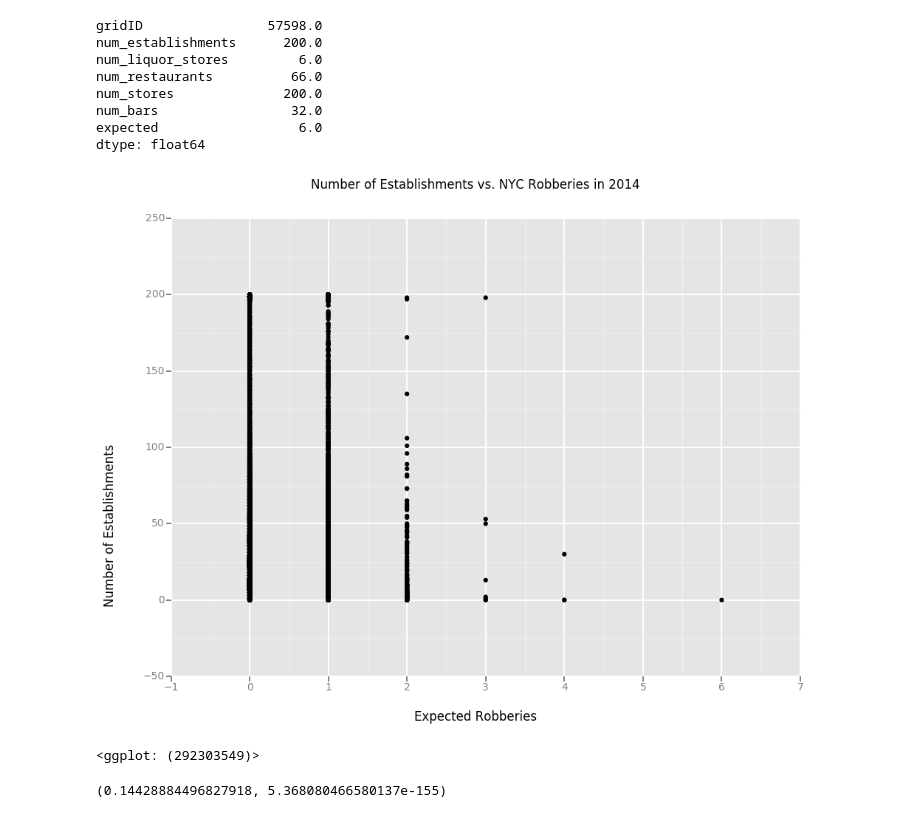
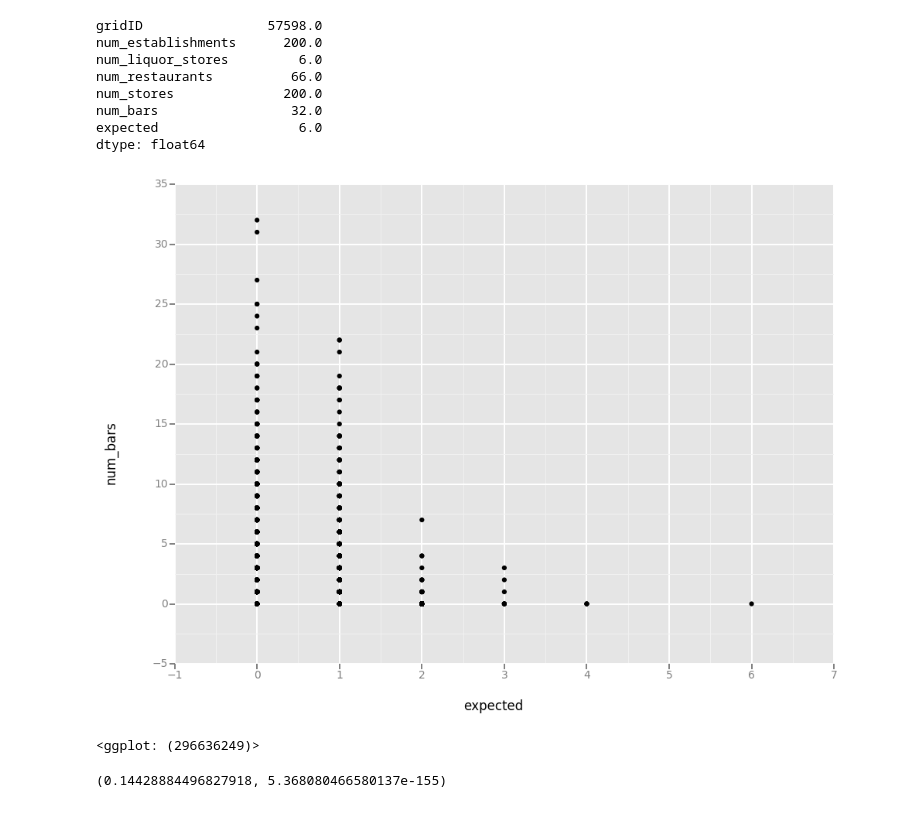
Before and after one commit to christianvazquez7/CrimePrediction, a Jupyter notebook: data/Graphs.ipynb, the cells around one changed output. Drawn from its saved outputs; the diff is of its cells as text; code cells hidden in the pictures.

```diff
--- a/data/Graphs.ipynb
+++ b/data/Graphs.ipynb
@@ -297,13 +328,20 @@ num_bars                 32.0
 expected                  6.0
 dtype: float64
 # %%
-print ggplot(places_robbery_2014, aes('expected', 'num_establishments')) + \
-    geom_point(colour='steelblue') + \
+est = ggplot(places_robbery_2014, aes('expected', 'num_establishments')) + \
+    geom_point() + \
     xlab('Expected Robberies') + ylab('Number of Establishments') + \
     ggtitle('Number of Establishments vs. NYC Robberies in 2014')
+
+est.save('./graphs/establishments.png')
-# %% [output]
-[figure, removed]
-<ggplot: (292303549)>
+# %%
+bars = ggplot(places_robbery_2014, aes('expected', 'num_bars')) + \
+    geom_point()
+
+bars
+# %% [output]
+[figure, added]
+<ggplot: (296636249)>
 # %%
 scipy.stats.pearsonr(places_robbery_2014['expected'], places_robbery_2014['num_establishments'])
 # %% [output]
```
Also changed, not shown: parts of 4 cells of this notebook, 7 other files.
